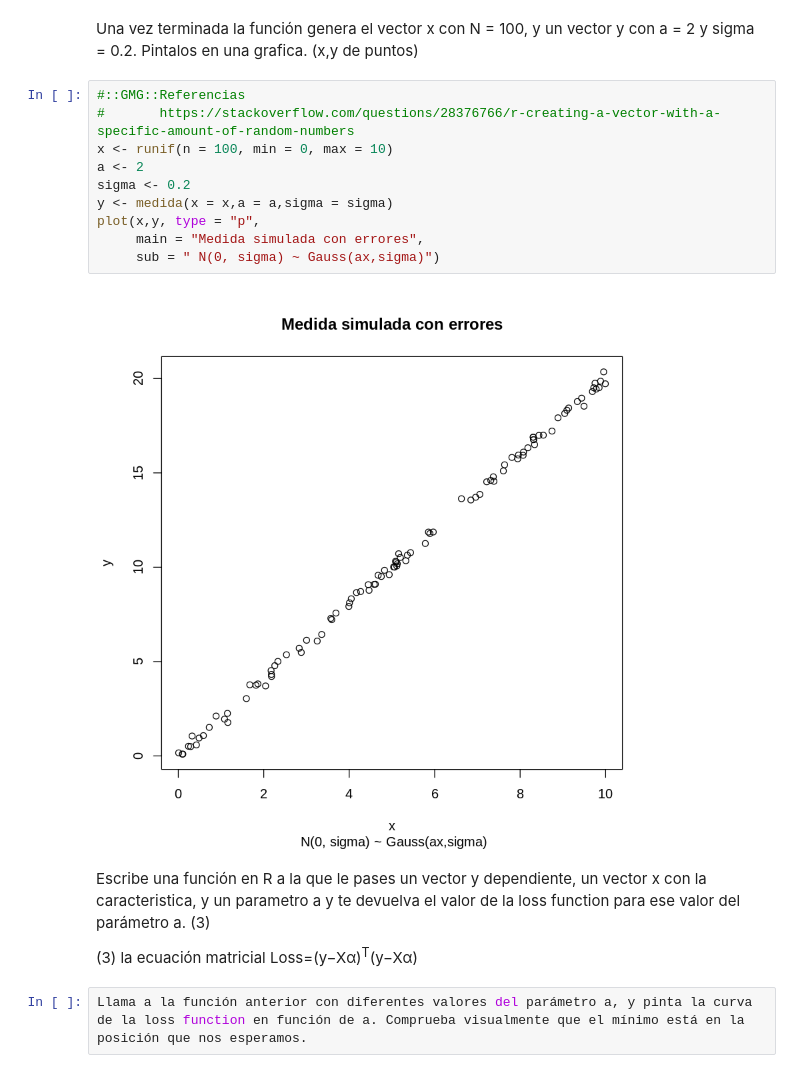
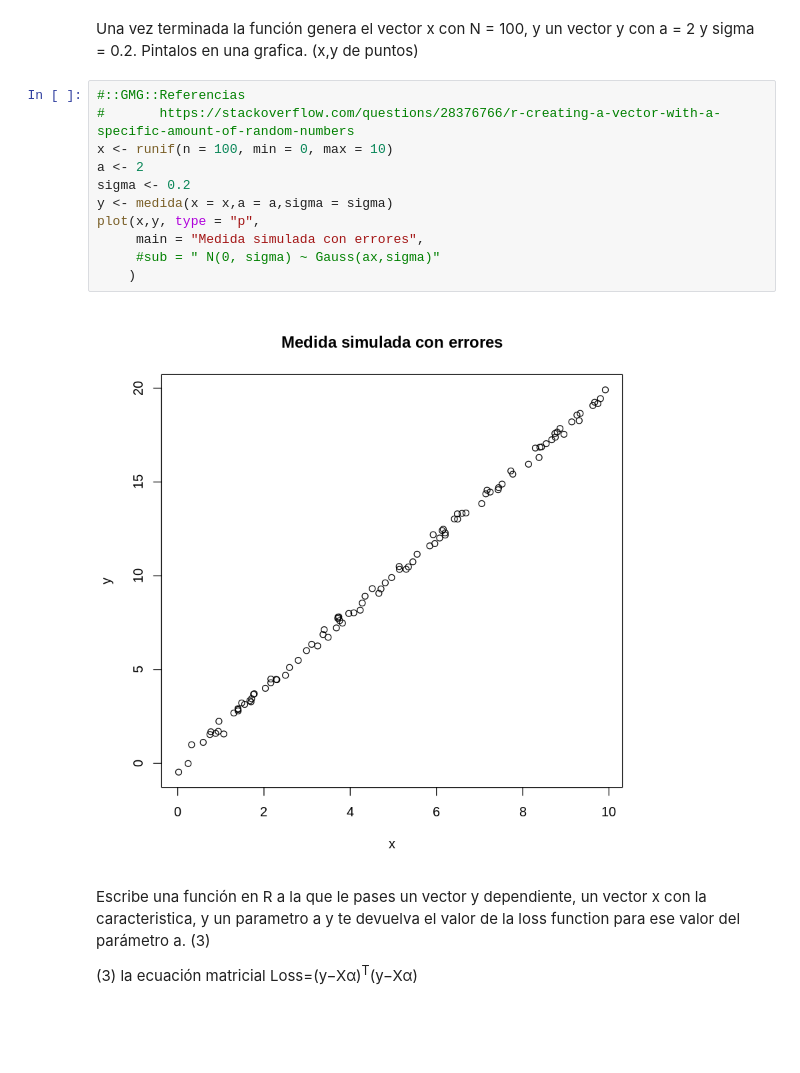
Before and after one commit to yerartdev/uc-m1965-stats, a Jupyter notebook: p7/stats-ii-practica-2.ipynb, the cells around one changed output. Cells and saved outputs as stored; diff of their text form; blank space fills up the shorter version.

Commit message:
stats-ii - práctica 2: loss function and plot

```diff
--- a/p7/stats-ii-practica-2.ipynb
+++ b/p7/stats-ii-practica-2.ipynb
@@ -18,18 +18,17 @@ Una vez terminada la función genera el vector x con N = 100, y un vector y con
 # %%
 #::GMG::Referencias
 #       https://stackoverflow.com/questions/28376766/r-creating-a-vector-with-a-specific-amount-of-random-numbers
 x <- runif(n = 100, min = 0, max = 10)
 a <- 2
 sigma <- 0.2
 y <- medida(x = x,a = a,sigma = sigma)
 plot(x,y, type = "p",
      main = "Medida simulada con errores",
-     sub = " N(0, sigma) ~ Gauss(ax,sigma)")
+     #sub = " N(0, sigma) ~ Gauss(ax,sigma)"
+    )
 # %% [output]
-[figure, old version]
+[figure, new version]
 # %% [markdown]
 Escribe una función en R a la que le pases un vector y dependiente, un vector x con la caracteristica, y un parametro a y te devuelva el valor de la loss function para ese valor del parámetro a.  (3)
 
 (3) la ecuación matricial Loss=(y−Xα)<sup>T</sup>(y−Xα)
-# %%
-Llama a la función anterior con diferentes valores del parámetro a, y pinta la curva de la loss function en función de a. Comprueba visualmente que el mínimo está en la posición que nos esperamos.
```
Also changed, not shown: parts of 5 cells of this notebook.
